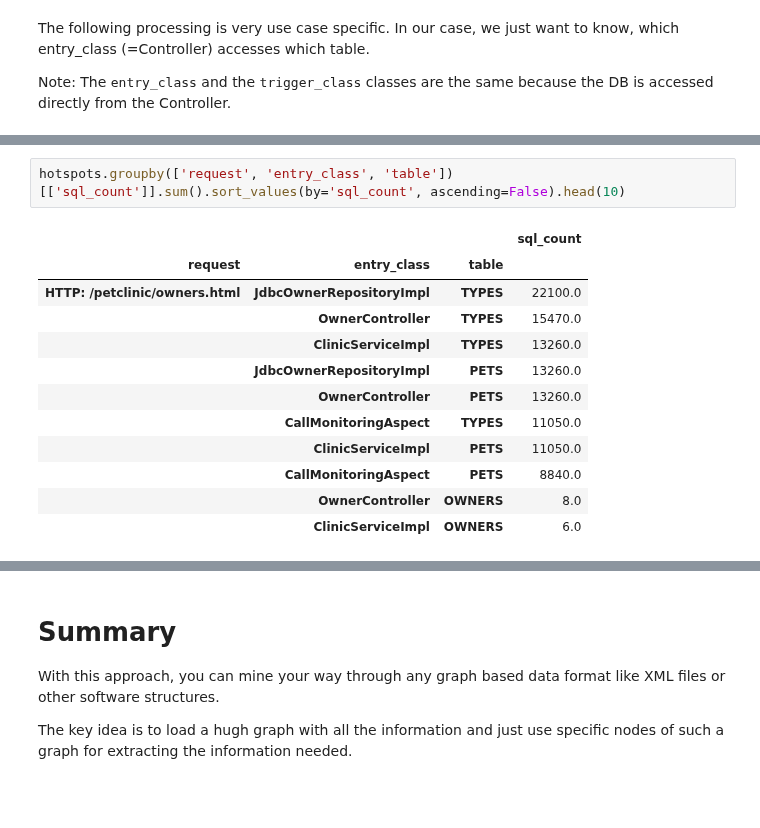
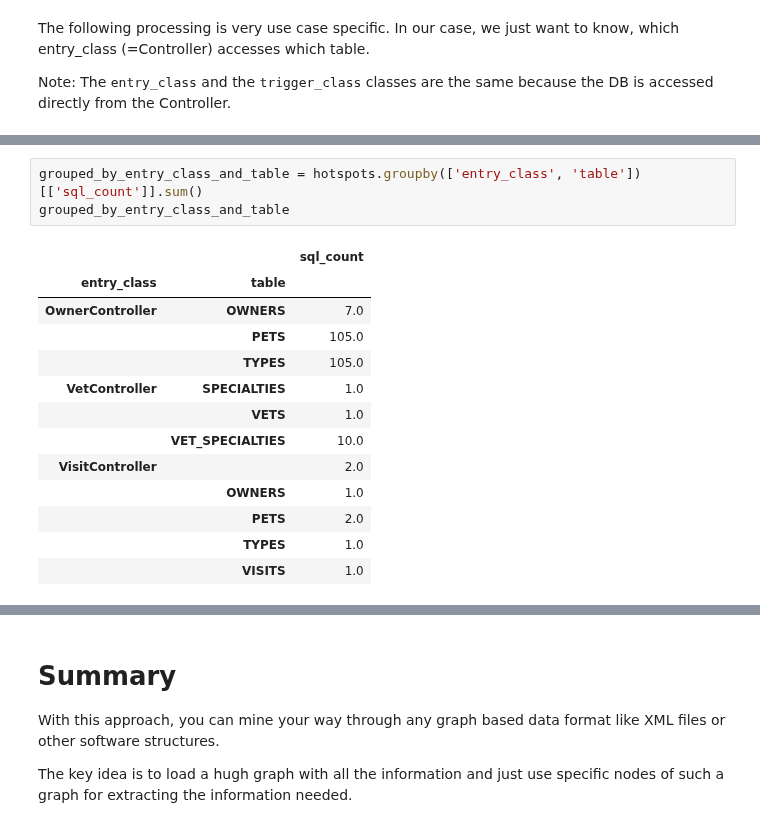
Before and after one commit to feststelltaste/software-analytics, a Jupyter notebook: notebooks/Mining performance HotSpots with JProfiler, jQAssistant, Neo4j and Pandas.ipynb, the cells around one changed output, grey strips where cells are left out. Saved outputs shown, nothing was run; the diff lists cells and outputs as text; blank space fills up the shorter version.

```diff
--- a/notebooks/Mining performance HotSpots with JProfiler, jQAssistant, Neo4j and Pandas.ipynb
+++ b/notebooks/Mining performance HotSpots with JProfiler, jQAssistant, Neo4j and Pandas.ipynb
@@ -371,15 +438,17 @@ Name: table, dtype: int64
 # %%
-hotspots.groupby(['request', 'entry_class', 'table'])[['sql_count']].sum().sort_values(by='sql_count', ascending=False).head(10)
+grouped_by_entry_class_and_table = hotspots.groupby(['entry_class', 'table'])[['sql_count']].sum()
+grouped_by_entry_class_and_table
 # %% [output]
-|  |  |  | sql_count |
-| request | entry_class | table |  |
-| HTTP: /petclinic/owners.html | JdbcOwnerRepositoryImpl | TYPES | 22100.0 |
-|  | OwnerController | TYPES | 15470.0 |
-|  | ClinicServiceImpl | TYPES | 13260.0 |
-|  | JdbcOwnerRepositoryImpl | PETS | 13260.0 |
-|  | OwnerController | PETS | 13260.0 |
-|  | CallMonitoringAspect | TYPES | 11050.0 |
-|  | ClinicServiceImpl | PETS | 11050.0 |
-|  | CallMonitoringAspect | PETS | 8840.0 |
-|  | OwnerController | OWNERS | 8.0 |
-|  | ClinicServiceImpl | OWNERS | 6.0 |
+|  |  | sql_count |
+| entry_class | table |  |
+| OwnerController | OWNERS | 7.0 |
+|  | PETS | 105.0 |
+|  | TYPES | 105.0 |
+| VetController | SPECIALTIES | 1.0 |
+|  | VETS | 1.0 |
+|  | VET_SPECIALTIES | 10.0 |
+| VisitController |  | 2.0 |
+|  | OWNERS | 1.0 |
+|  | PETS | 2.0 |
+|  | TYPES | 1.0 |
+|  | VISITS | 1.0 |
```
Also changed, not shown: parts of 24 cells of this notebook.
